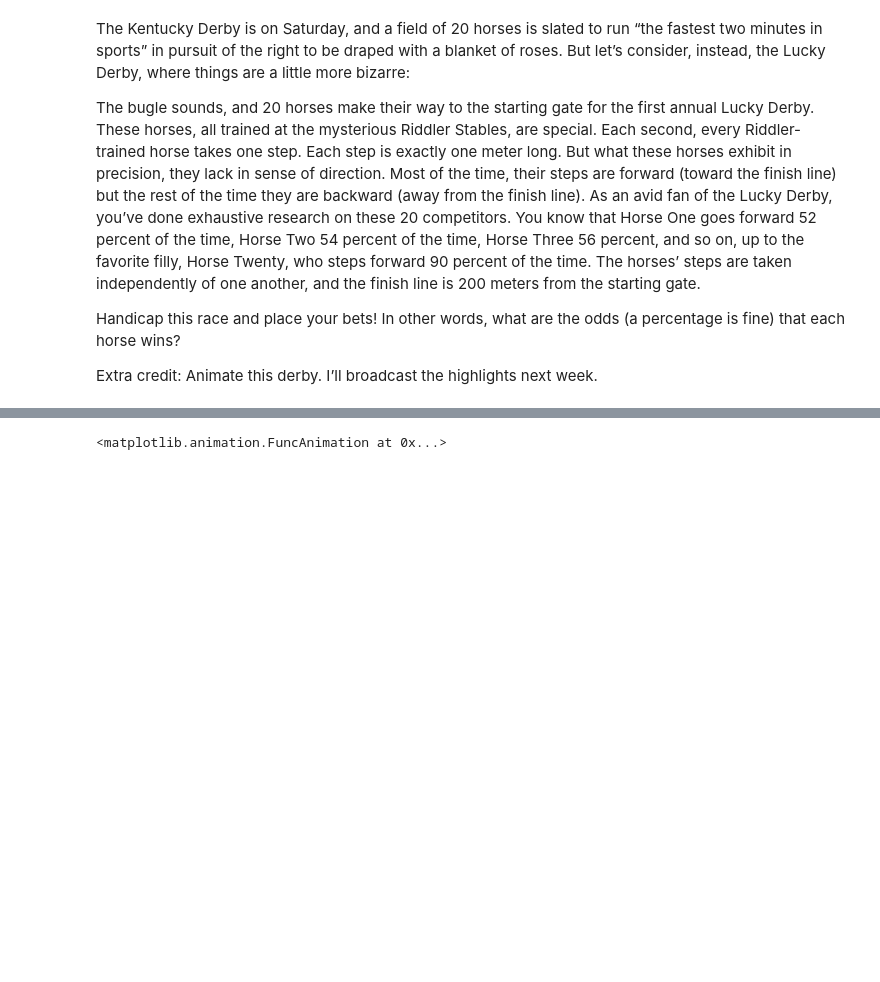
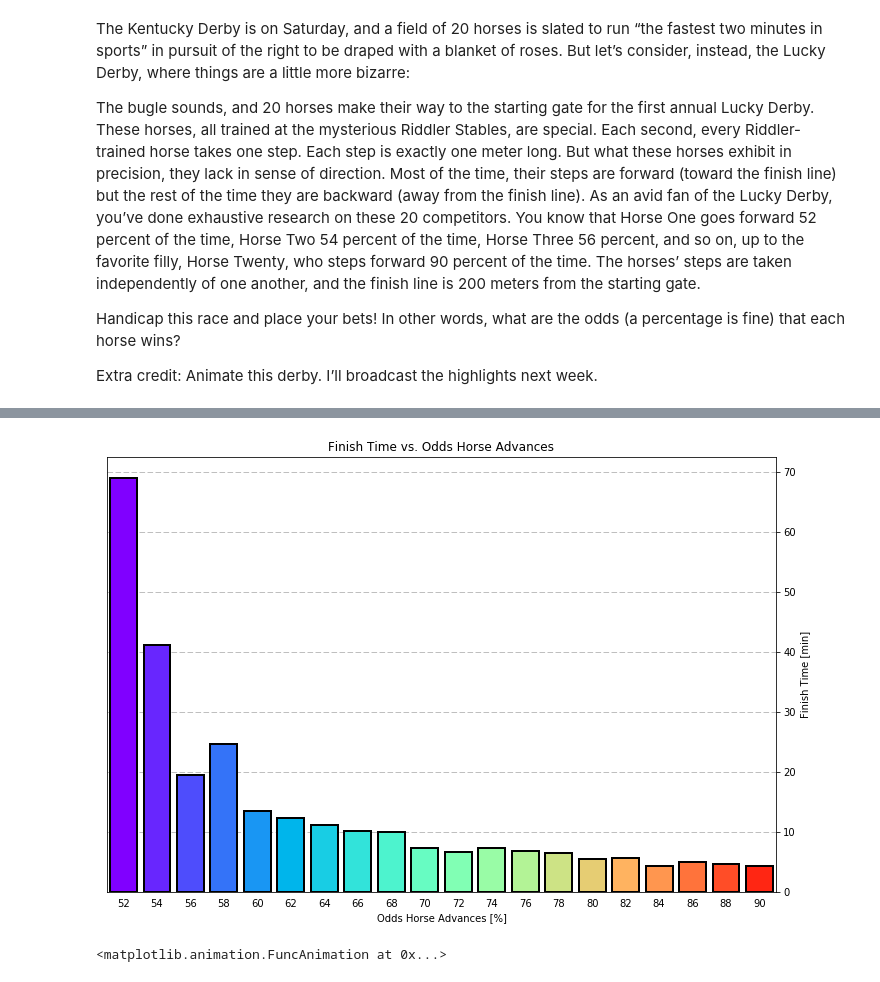
Before and after one commit to andrewzwicky/puzzles, a Jupyter notebook: FiveThirtyEightRiddler/2017-05-05/classic_derby.ipynb, the cells around one changed output, grey strips where cells are left out. Saved outputs shown, nothing was run; the diff lists cells and outputs as text; code cells hidden in the pictures; blank space fills up the shorter version.

```diff
--- a/FiveThirtyEightRiddler/2017-05-05/classic_derby.ipynb
+++ b/FiveThirtyEightRiddler/2017-05-05/classic_derby.ipynb
@@ -83 +97,35 @@ plot_positions(derby)
+# %%
+def plot_finish_times(race, cmap):
+    fig, ax = plt.subplots(figsize=(12, 8))
+
+    finish_times = [h.index(race.distance) for h in list(zip(*race.results))]
+    odds = [h.odds for h in race.horses]
+    horse_indices = list(range(race.num_horses()))
+
+
+    ax.set_xlim([-0.5, horse_indices[-1]+0.5])
+    ax.xaxis.set_ticks(horse_indices)
+    ax.xaxis.set_ticklabels(["{:<2.0f}".format(o*100) for o in odds])
+    ax.yaxis.set_major_locator(MultipleLocator(600))
+
+    ax.yaxis.set_major_formatter(FuncFormatter(lambda x, pos: int(x/60)))
+
+    ax.grid(b=True, which='major', axis='y', linestyle='--')
+    ax.yaxis.tick_right()
+    ax.yaxis.set_label_position('right')
+    ax.tick_params(axis='x', which='both', bottom='off', top='off', left='off', right='off')
+    ax.bar(horse_indices,
+           finish_times,
+           edgecolor='black',
+           linewidth=2,
+           color=cmap.to_rgba(horse_indices),
+           zorder=10)
+    ax.set_title("Finish Time vs. Odds Horse Advances")
+    ax.set_xlabel("Odds Horse Advances [%]")
+    ax.set_ylabel("Finish Time [min]")
+    plt.show()
+# %%
+plot_finish_times(derby, CMAP)
+# %% [output]
+[figure, added]
 # %%
```
Also changed, not shown: parts of 31 cells of this notebook.
